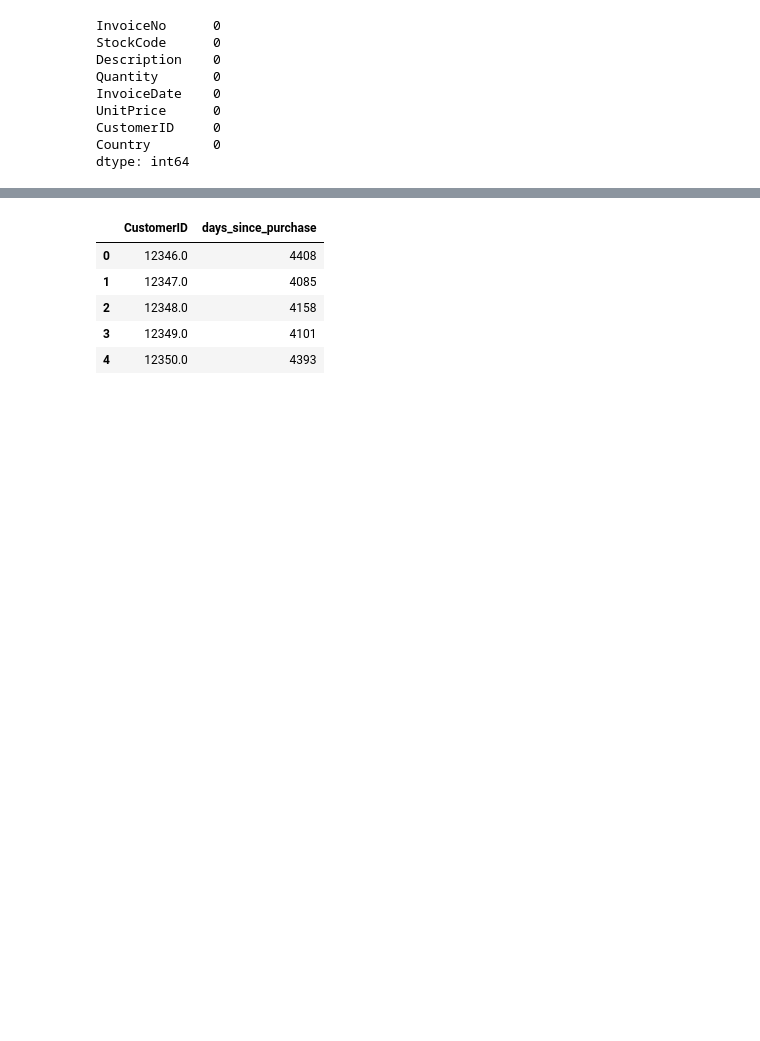
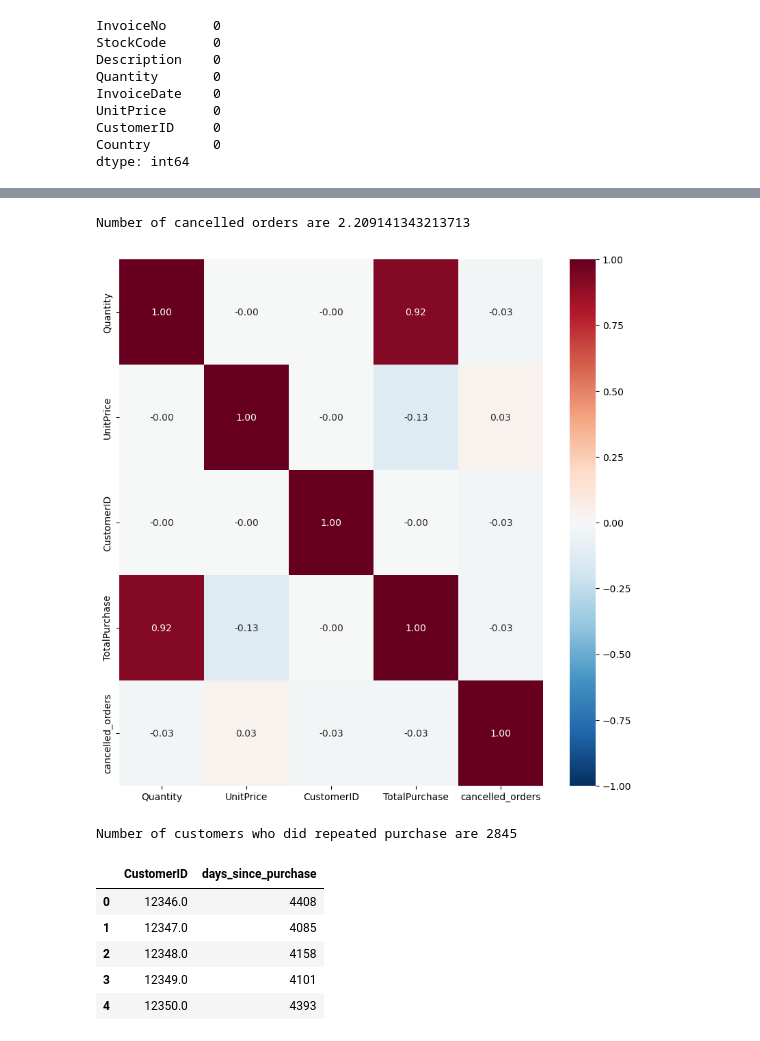
Before and after one commit to Suraj520/data-science, a Jupyter notebook: 01-data-science-ml/13_customer-segmentation/notebook.ipynb, the cells around one changed output, grey strips where cells are left out. Cells and saved outputs as stored; diff of their text form; code cells hidden in the pictures; blank space fills up the shorter version.

Commit message:
customer segmentation

```diff
--- a/01-data-science-ml/13_customer-segmentation/notebook.ipynb
+++ b/01-data-science-ml/13_customer-segmentation/notebook.ipynb
@@ -91,5 +82,0 @@ df.head()
-# %%
-#dropping the two columns quantity and unit price
-cols_to_drop = ['Quantity','UnitPrice']
-df = df.drop(cols_to_drop,axis=1)
-df.head()
@@ -131,0 +97,4 @@ df1.head()
+# %%
+#dropping duplicates
+df.drop_duplicates(inplace=True)
+print("Number of entries in the dataframe after dropping duplicate values is {}".format(len(df)))
@@ -131,0 +136,15 @@ df1.head()
+# %%
+#checking the volume of cancelled orders
+df['cancelled_orders'] = df['InvoiceNo'].apply(lambda x:int('C' in x))
+a = df['cancelled_orders'].sum()
+b = df.shape[0]
+print("Number of cancelled orders are {}".format(a/b*100))
+# %% [output]
+Number of cancelled orders are 2.209141343213713
+# %%
+#checking the correlation of attributes in the dataframe
+plt.figure(figsize=(10,10))
+sns.heatmap(df.corr(), cmap='RdBu_r', annot=True,vmax=1, vmin=-1, fmt='.2f')
+plt.show()
+# %% [output]
+[figure, added]
@@ -132,3 +154,12 @@ df1.head()
+# %%
+#observing the amount of customers who did repeated purchase
+multiple_purchase = pd.DataFrame(df.groupby(['CustomerID'])[['InvoiceNo']].nunique())
+multiple_purchase['InvoiceNo'] = multiple_purchase['InvoiceNo'].astype(int)
+#sorting by greater than 1
+multiple_purchase = multiple_purchase[multiple_purchase['InvoiceNo']>1]
+print("Number of customers who did repeated purchase are {}".format(len(multiple_purchase)))
+# %% [output]
+Number of customers who did repeated purchase are 2845
 # %%
 #let's create a new feature named days since purchase
 df1['days_since_purchase'] = (today - df1["InvoiceDate"]).dt.days
```
Also changed, not shown: parts of 14 cells of this notebook.
